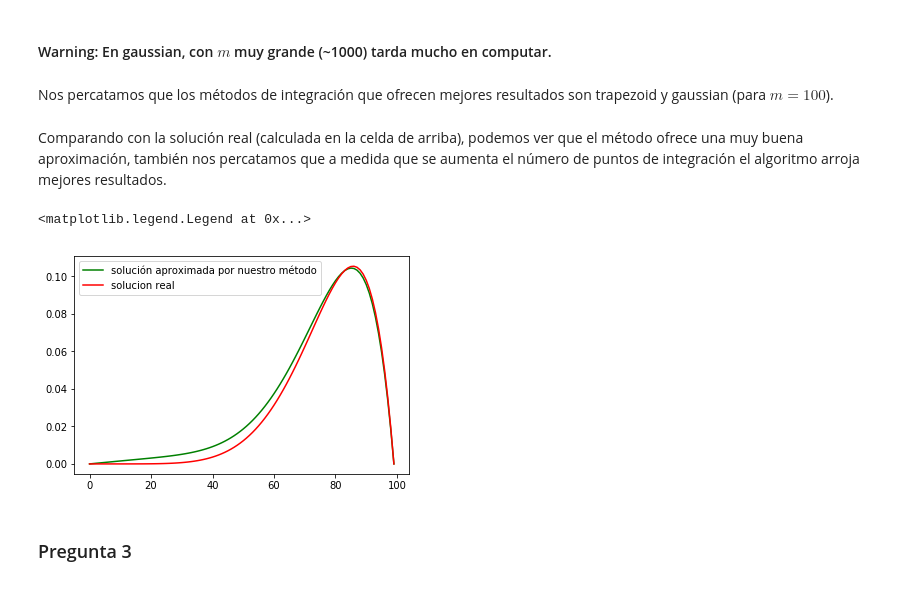
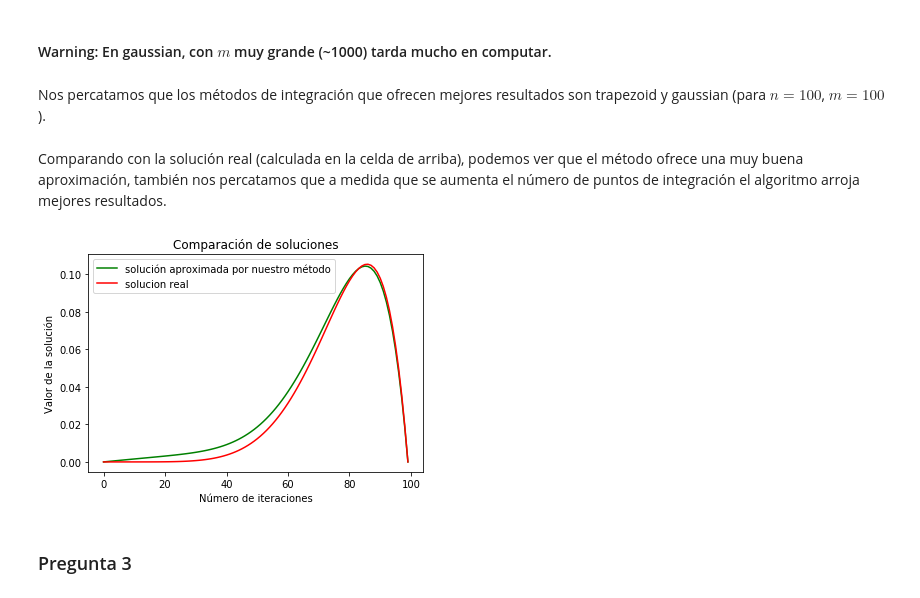
Before and after one commit to FSalazarH/FBVP, a Jupyter notebook: Solver-FBVP.ipynb, the cells around one changed output. Drawn from its saved outputs; the diff is of its cells as text; code cells hidden in the pictures.

```diff
--- a/Solver-FBVP.ipynb
+++ b/Solver-FBVP.ipynb
@@ -375,6 +375,8 @@ def solve_fbvp(g, dg, a, b, alpha, n, m, y_a, y_b, method):
             A[i+1][i] = gammas[i]
         except:
             pass
+    #Asegurando el tipo del objeto float64
+    thetas = [float(i) for i in thetas]
     sol = np.linalg.solve(A, thetas)
     sol1 = np.zeros((n))
     sol1[0] = y_a
@@ -392,7 +394,7 @@ sol = solve_fbvp(g, dg, a, b, alpha, n, m, y_a, y_b, method)
 # %% [markdown]
 #### Warning: En gaussian, con $m$ muy grande (~1000) tarda mucho en computar.
 # %% [markdown]
-Nos percatamos que los métodos de integración que ofrecen mejores resultados son trapezoid y gaussian (para $m=100$).
+Nos percatamos que los métodos de integración que ofrecen mejores resultados son trapezoid y gaussian (para $n=100$, $m=100$).
 # %%
 def real_sol(x):
     return (1-x**2)*x**6
@@ -401,12 +403,15 @@ Comparando con la solución real (calculada en la celda de arriba), podemos ver
 # %%
 x = np.linspace(0, 1, n)
 sol_real = real_sol(x)
 line1, = plt.plot(sol, 'g-')
 line2, = plt.plot(sol_real, 'r')
 plt.legend([line1, line2], ['solución aproximada por nuestro método', 'solucion real'])
+plt.title('Comparación de soluciones')
+plt.xlabel('Número de iteraciones')
+plt.ylabel('Valor de la solución')
+plt.show()
 # %% [output]
-<matplotlib.legend.Legend at 0x...>
-[figure, old version]
+[figure, new version]
 # %% [markdown]
 ### Pregunta 3
 # %% [markdown]
```
Also changed, not shown: parts of 14 cells of this notebook.
